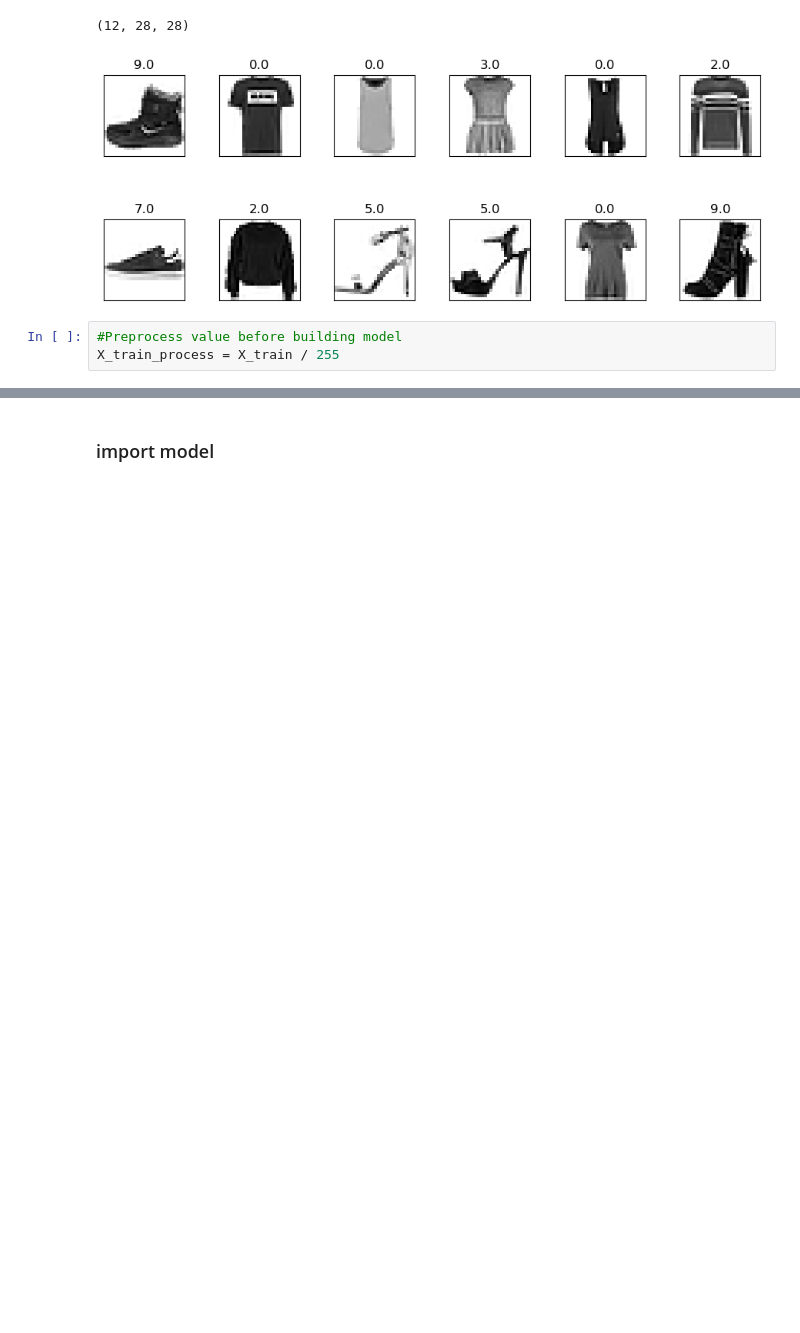
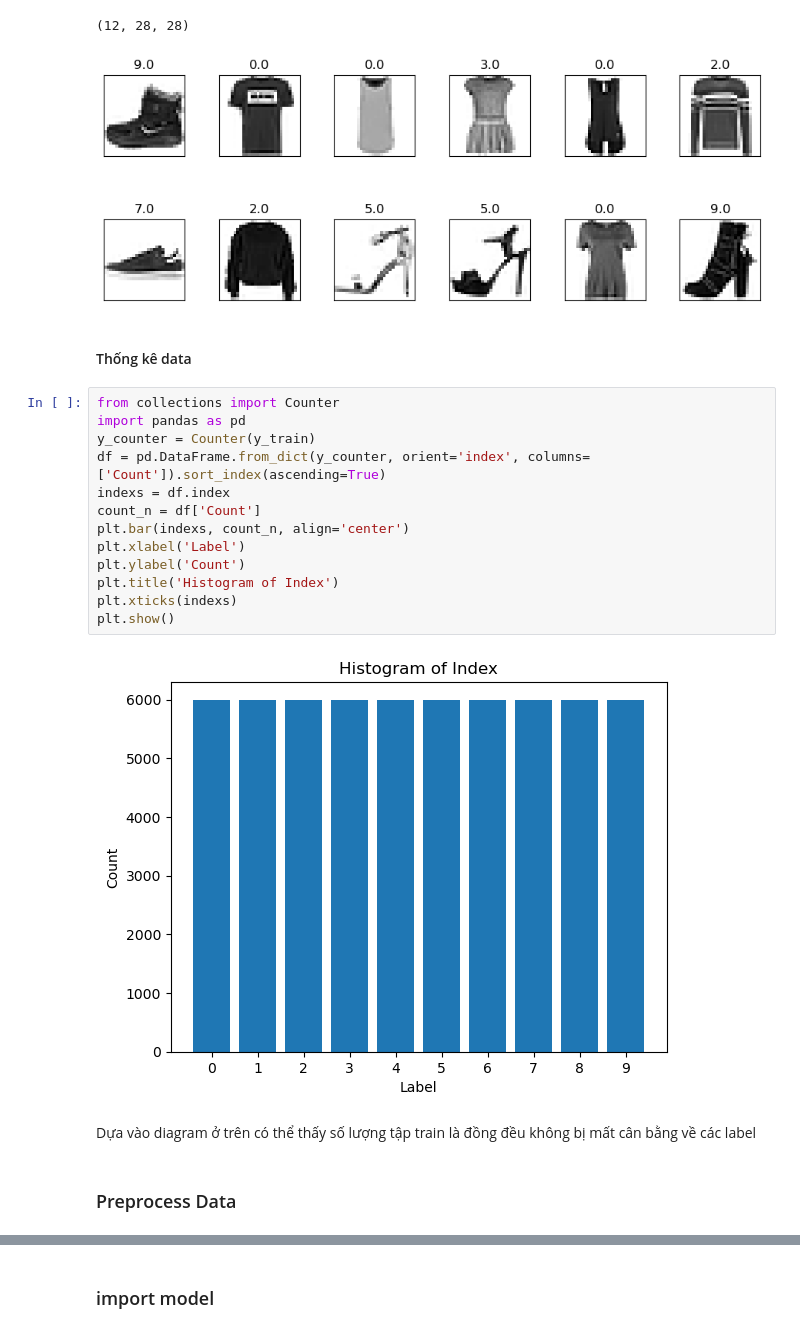
Before and after one commit to Dan3105/FashionMNIST, a Jupyter notebook: fashion_model.ipynb, the cells around one changed output, grey strips where cells are left out. Cells and saved outputs as stored; diff of their text form; blank space fills up the shorter version.

Commit message:
update model

```diff
--- a/fashion_model.ipynb
+++ b/fashion_model.ipynb
@@ -40,6 +39,24 @@ plot_image(X_train[:12], y_train[:12], images_per_row=6)
 # %% [output]
 (12, 28, 28)
 [figure]
-# %%
-#Preprocess value before building model
-X_train_process = X_train / 255
+# %% [markdown]
+#### Thống kê data
+# %%
+from collections import Counter
+import pandas as pd
+y_counter = Counter(y_train)
+df = pd.DataFrame.from_dict(y_counter, orient='index', columns=['Count']).sort_index(ascending=True)
+indexs = df.index
+count_n = df['Count']
+plt.bar(indexs, count_n, align='center')
+plt.xlabel('Label')
+plt.ylabel('Count')
+plt.title('Histogram of Index')
+plt.xticks(indexs)
+plt.show()
+# %% [output]
+[figure, added]
+# %% [markdown]
+Dựa vào diagram ở trên có thể thấy số lượng tập train là đồng đều không bị mất cân bằng về các label
+# %% [markdown]
+### Preprocess Data
```
Also changed, not shown: parts of 49 cells of this notebook, 5 other files.
